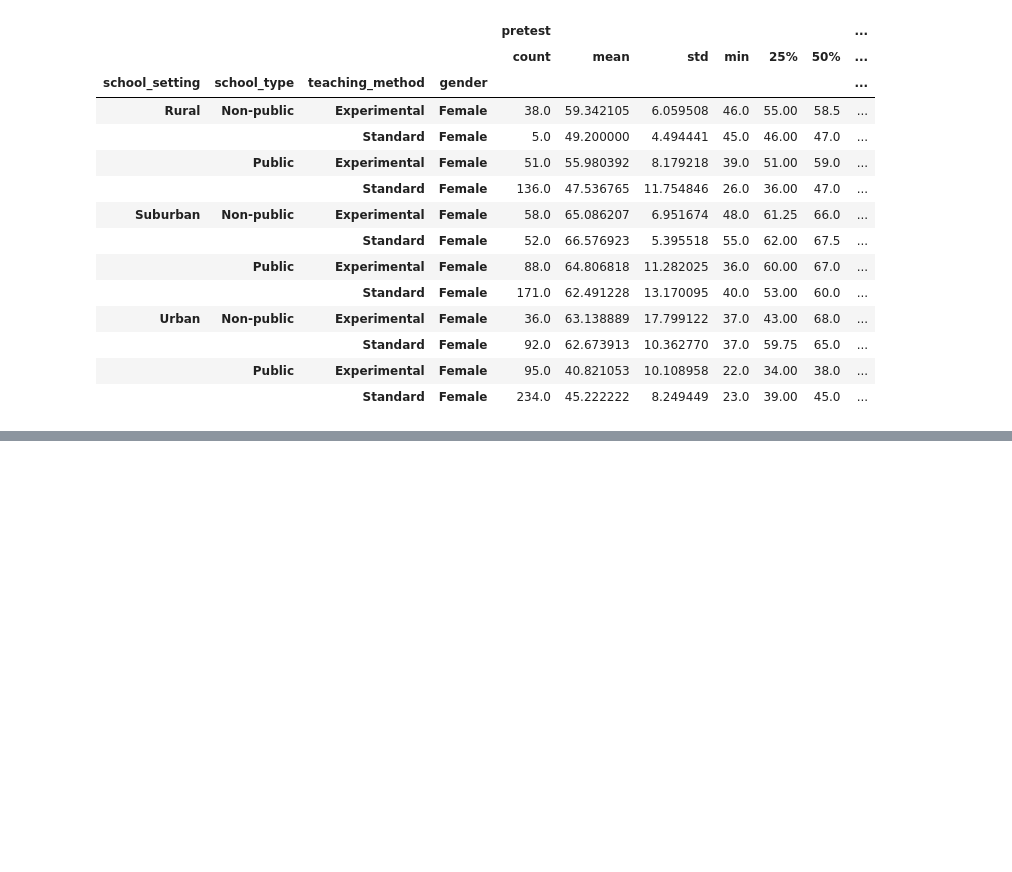
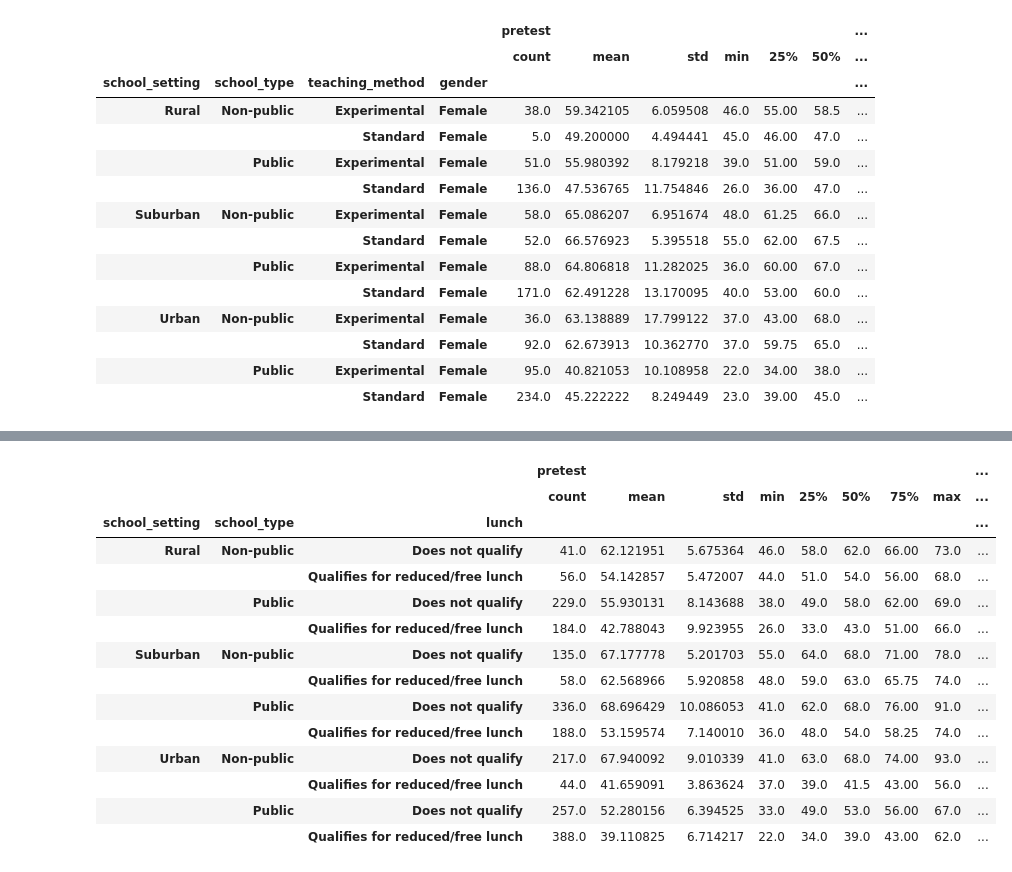
Before and after one commit to augusto-roct/ExportModel, a Jupyter notebook: src/models/kaggle/testScoresOfStudents/notebook/analisys.ipynb, the cells around one changed output, grey strips where cells are left out. Cells and saved outputs as stored; diff of their text form; code cells hidden in the pictures; blank space fills up the shorter version.

```diff
--- a/src/models/kaggle/testScoresOfStudents/notebook/analisys.ipynb
+++ b/src/models/kaggle/testScoresOfStudents/notebook/analisys.ipynb
@@ -141,0 +199,19 @@ dfSettingTypeMethodGender
+# %%
+dfSettingTypeLunch = df.drop(['n_student', 'gender'], axis=1).groupby(['school_setting', 'school_type', 'lunch']).describe()
+dfSettingTypeLunch
+# %% [output]
+|  |  |  | pretest |  |  |  |  |  |  |  | ... |
+|  |  |  | count | mean | std | min | 25% | 50% | 75% | max | ... |
+| school_setting | school_type | lunch |  |  |  |  |  |  |  |  | ... |
+| Rural | Non-public | Does not qualify | 41.0 | 62.121951 | 5.675364 | 46.0 | 58.0 | 62.0 | 66.00 | 73.0 | ... |
+|  |  | Qualifies for reduced/free lunch | 56.0 | 54.142857 | 5.472007 | 44.0 | 51.0 | 54.0 | 56.00 | 68.0 | ... |
+|  | Public | Does not qualify | 229.0 | 55.930131 | 8.143688 | 38.0 | 49.0 | 58.0 | 62.00 | 69.0 | ... |
+|  |  | Qualifies for reduced/free lunch | 184.0 | 42.788043 | 9.923955 | 26.0 | 33.0 | 43.0 | 51.00 | 66.0 | ... |
+| Suburban | Non-public | Does not qualify | 135.0 | 67.177778 | 5.201703 | 55.0 | 64.0 | 68.0 | 71.00 | 78.0 | ... |
+|  |  | Qualifies for reduced/free lunch | 58.0 | 62.568966 | 5.920858 | 48.0 | 59.0 | 63.0 | 65.75 | 74.0 | ... |
+|  | Public | Does not qualify | 336.0 | 68.696429 | 10.086053 | 41.0 | 62.0 | 68.0 | 76.00 | 91.0 | ... |
+|  |  | Qualifies for reduced/free lunch | 188.0 | 53.159574 | 7.140010 | 36.0 | 48.0 | 54.0 | 58.25 | 74.0 | ... |
+| Urban | Non-public | Does not qualify | 217.0 | 67.940092 | 9.010339 | 41.0 | 63.0 | 68.0 | 74.00 | 93.0 | ... |
+|  |  | Qualifies for reduced/free lunch | 44.0 | 41.659091 | 3.863624 | 37.0 | 39.0 | 41.5 | 43.00 | 56.0 | ... |
+|  | Public | Does not qualify | 257.0 | 52.280156 | 6.394525 | 33.0 | 49.0 | 53.0 | 56.00 | 67.0 | ... |
+|  |  | Qualifies for reduced/free lunch | 388.0 | 39.110825 | 6.714217 | 22.0 | 34.0 | 39.0 | 43.00 | 62.0 | ... |
```
Also changed, not shown: parts of 5 cells of this notebook.
